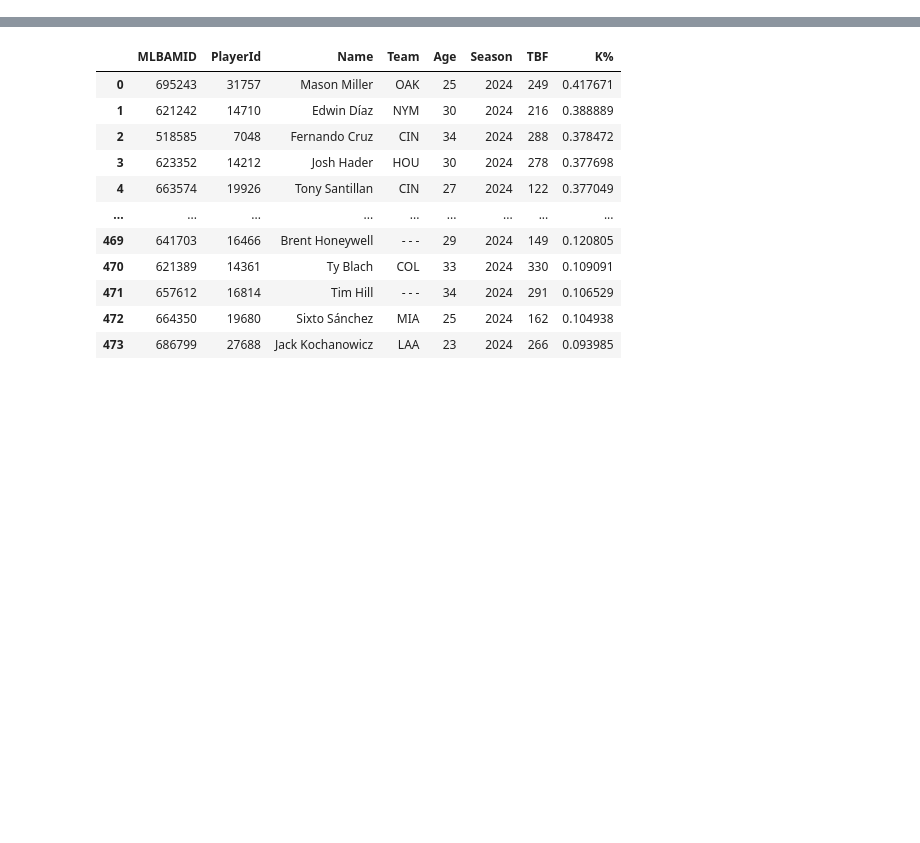
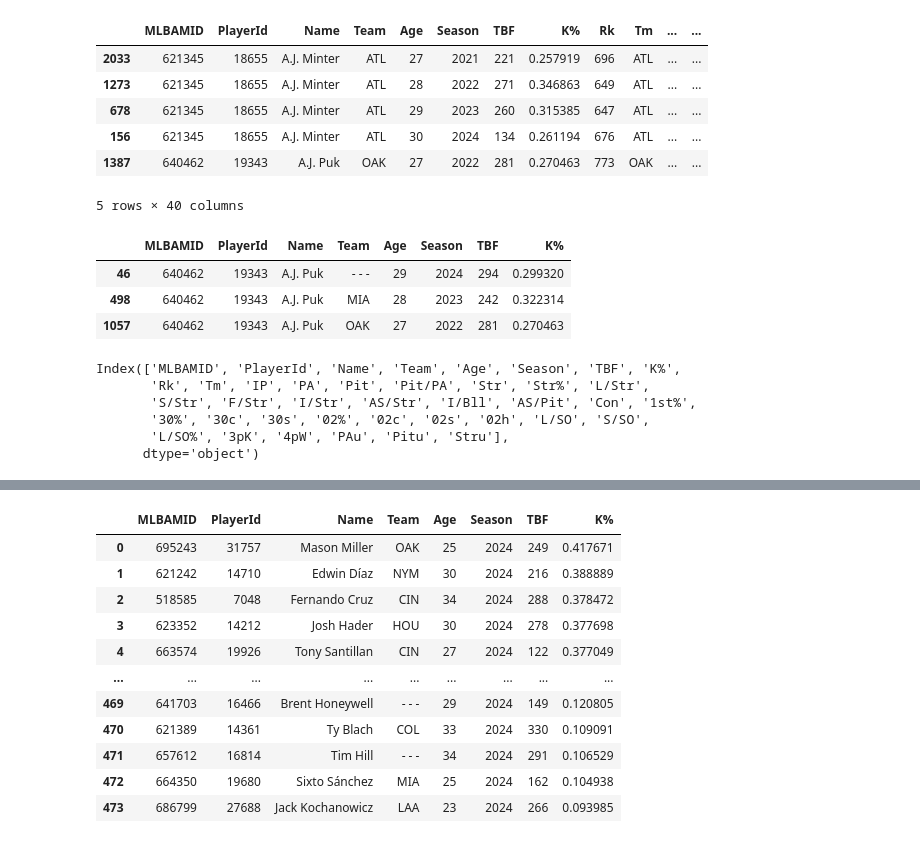
Before and after one commit to loganthomas/mlb-pitcher-xK, a Jupyter notebook: notebooks/scratch.ipynb, the cells around one changed output, grey strips where cells are left out. Drawn from its saved outputs; the diff is of its cells as text; code cells hidden in the pictures; blank space fills up the shorter version.

```diff
--- a/notebooks/scratch.ipynb
+++ b/notebooks/scratch.ipynb
@@ -25,0 +72,27 @@ df
+# %%
+merged = provided_data.merge(supplemental_data, on=['Name', 'Season', 'Age'], how='left').sort_values(['Name', 'Season', 'Team'])
+merged.head()
+# %% [output]
+|  | MLBAMID | PlayerId | Name | Team | Age | Season | TBF | K% | Rk | Tm | ... | ... |
+| 2033 | 621345 | 18655 | A.J. Minter | ATL | 27 | 2021 | 221 | 0.257919 | 696 | ATL | ... | ... |
+| 1273 | 621345 | 18655 | A.J. Minter | ATL | 28 | 2022 | 271 | 0.346863 | 649 | ATL | ... | ... |
+| 678 | 621345 | 18655 | A.J. Minter | ATL | 29 | 2023 | 260 | 0.315385 | 647 | ATL | ... | ... |
+| 156 | 621345 | 18655 | A.J. Minter | ATL | 30 | 2024 | 134 | 0.261194 | 676 | ATL | ... | ... |
+| 1387 | 640462 | 19343 | A.J. Puk | OAK | 27 | 2022 | 281 | 0.270463 | 773 | OAK | ... | ... |
+5 rows × 40 columns
+# %%
+provided_data[provided_data.Name == 'A.J. Puk']
+# %% [output]
+|  | MLBAMID | PlayerId | Name | Team | Age | Season | TBF | K% |
+| 46 | 640462 | 19343 | A.J. Puk | - - - | 29 | 2024 | 294 | 0.299320 |
+| 498 | 640462 | 19343 | A.J. Puk | MIA | 28 | 2023 | 242 | 0.322314 |
+| 1057 | 640462 | 19343 | A.J. Puk | OAK | 27 | 2022 | 281 | 0.270463 |
+# %%
+merged.columns
+# %% [output]
+Index(['MLBAMID', 'PlayerId', 'Name', 'Team', 'Age', 'Season', 'TBF', 'K%',
+       'Rk', 'Tm', 'IP', 'PA', 'Pit', 'Pit/PA', 'Str', 'Str%', 'L/Str',
+       'S/Str', 'F/Str', 'I/Str', 'AS/Str', 'I/Bll', 'AS/Pit', 'Con', '1st%',
+       '30%', '30c', '30s', '02%', '02c', '02s', '02h', 'L/SO', 'S/SO',
+       'L/SO%', '3pK', '4pW', 'PAu', 'Pitu', 'Stru'],
+      dtype='object')
```
Also changed, not shown: parts of 16 cells of this notebook, 1 other file.
